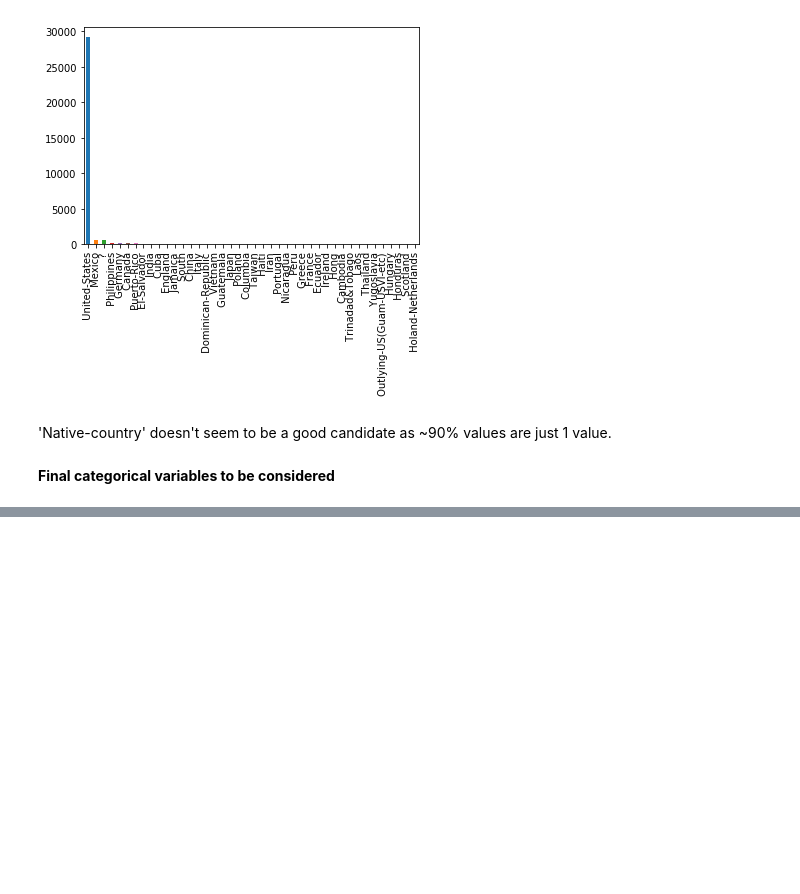
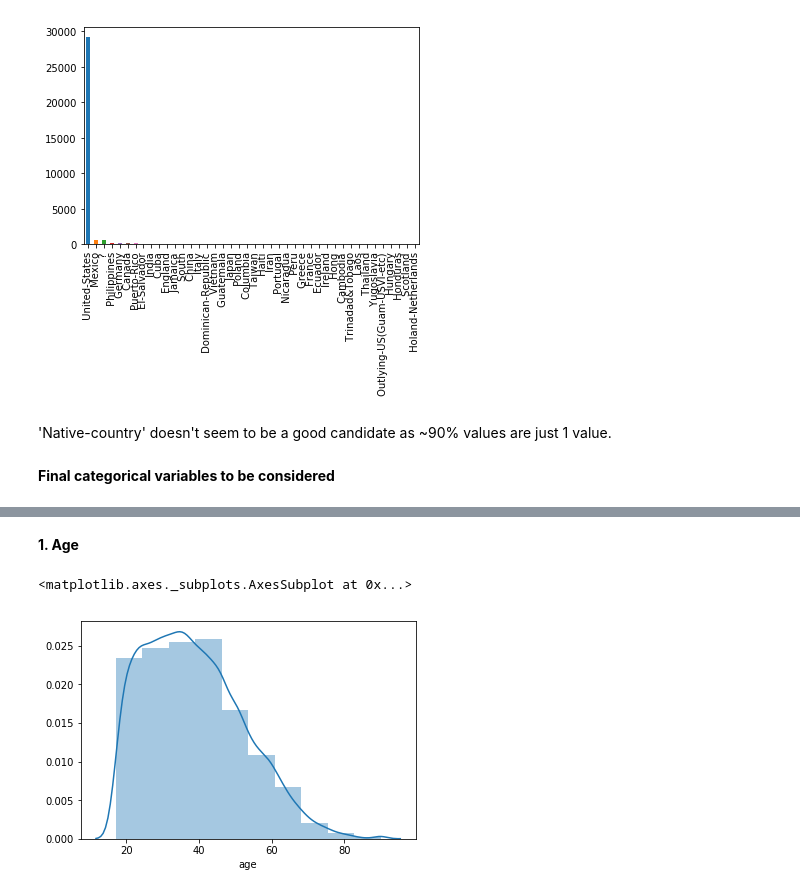
Before and after one commit to agarwal-peeush/ml-hello-world, a Jupyter notebook: Census-income/Census_income_classification.ipynb, the cells around one changed output, grey strips where cells are left out. Saved outputs shown, nothing was run; the diff lists cells and outputs as text; code cells hidden in the pictures; blank space fills up the shorter version.

```diff
--- a/Census-income/Census_income_classification.ipynb
+++ b/Census-income/Census_income_classification.ipynb
@@ -401,0 +410,7 @@ categorical_cols = ['education-new','marital-status-new','occupation','relations
+# %% [markdown]
+**1. Age**
+# %%
+sns.distplot(train['age'], kde=True, bins=10)
+# %% [output]
+<matplotlib.axes._subplots.AxesSubplot at 0x...>
+[figure, added]
```
Also changed, not shown: parts of 25 cells of this notebook.
